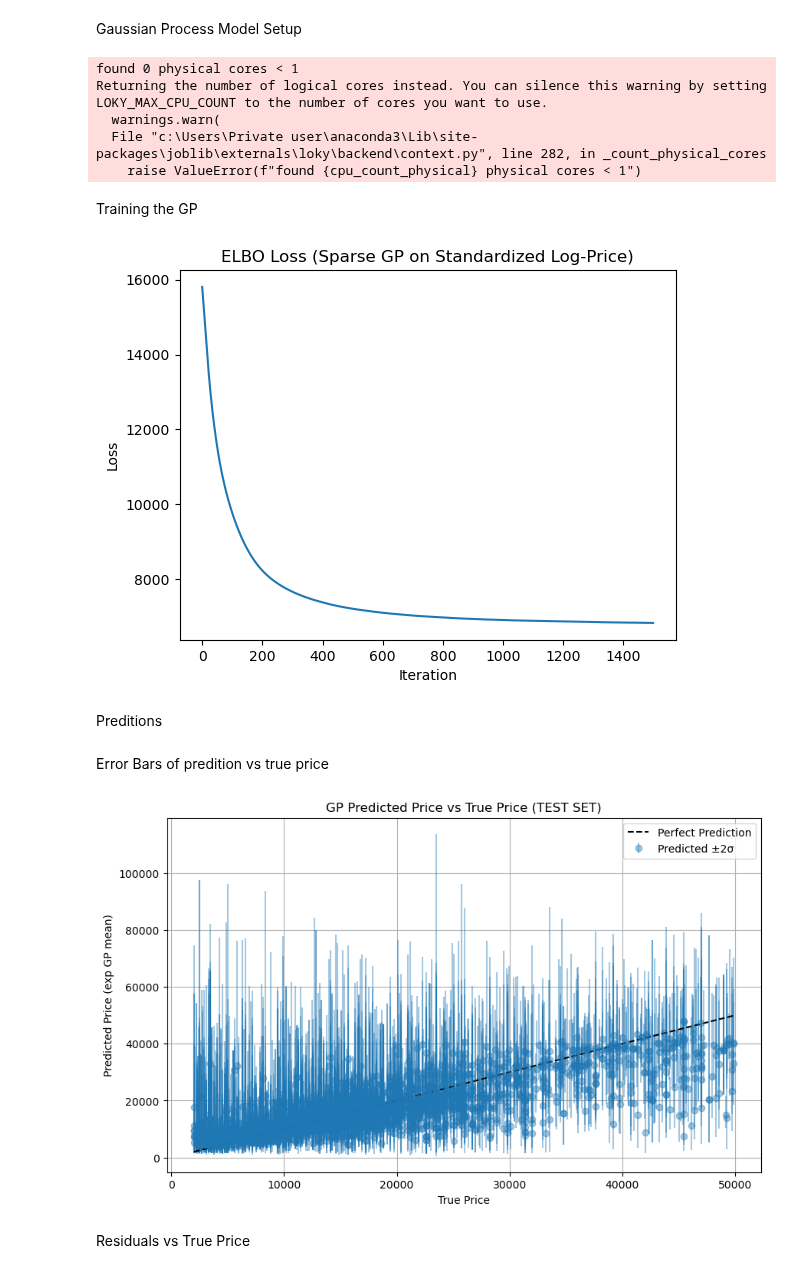
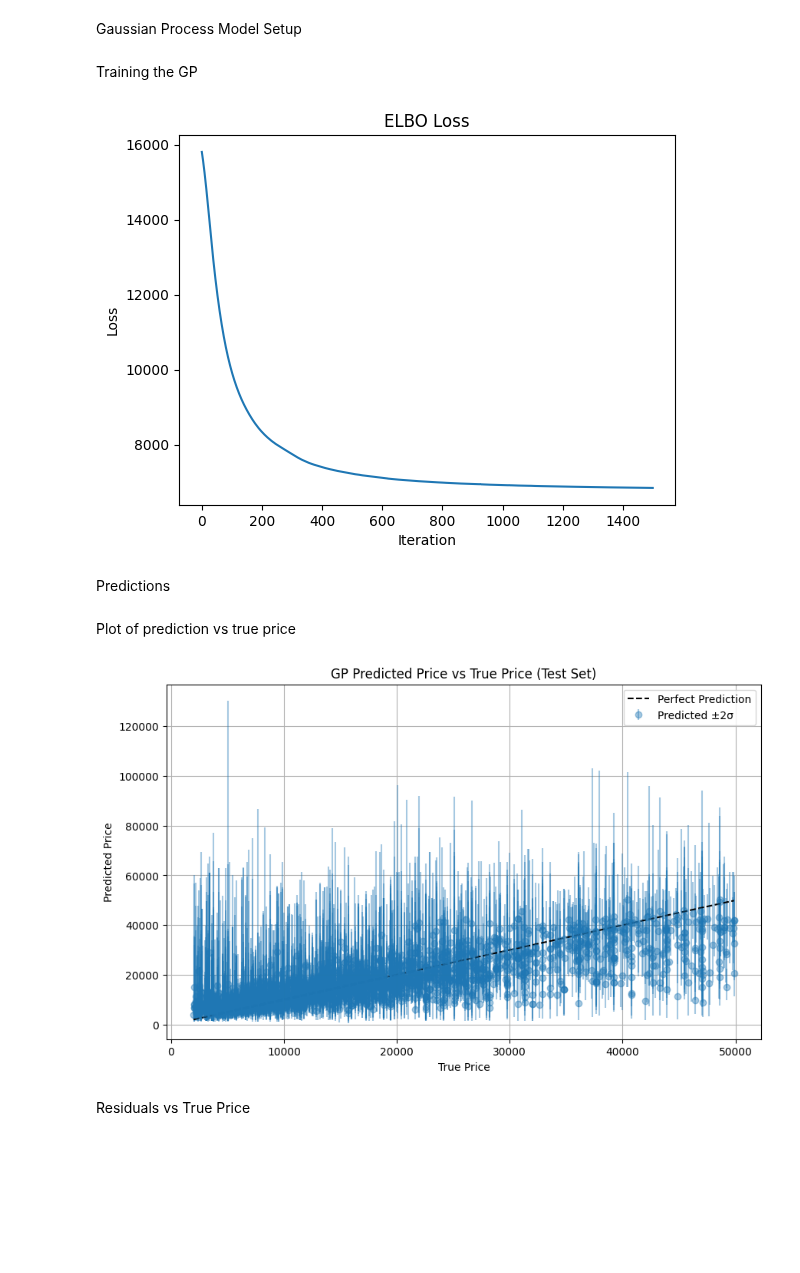
Before and after one commit to Harborg1/Model-Based-ML, a Jupyter notebook: model_based_ml_project.ipynb, the cells around one changed output. Saved outputs shown, nothing was run; the diff lists cells and outputs as text; code cells hidden in the pictures; blank space fills up the shorter version.

```diff
--- a/model_based_ml_project.ipynb
+++ b/model_based_ml_project.ipynb
@@ -1544,16 +1536,17 @@ For example, when doing 'df[col].method(value, inplace=True)', try using 'df.met
 # %% [markdown]
 Gaussian Process Model Setup
 # %%
-
-# Convert data to tensors
+#Convert data to tensors
 X_train_tensor = torch.tensor(X_train, dtype=torch.float32)
 y_train_tensor = torch.tensor(y_train, dtype=torch.float32)
+
 X_test_tensor = torch.tensor(X_test, dtype=torch.float32)
 
 # GP setup
+pyro.clear_param_store()
 input_dim = X_train_tensor.shape[1]
 kernel = gp.kernels.RBF(input_dim=input_dim)
-kernel.lengthscale = torch.nn.Parameter(torch.ones(input_dim))  # Enable ARD
+kernel.lengthscale = torch.nn.Parameter(torch.ones(input_dim)*0.5)  # Enable ARD
 
 likelihood = gp.likelihoods.Gaussian()
 
@@ -1571,29 +1564,22 @@ vsgp = gp.models.VariationalSparseGP(
     whiten=True,
     jitter=1e-1
 )
-# %% [output]
-found 0 physical cores < 1
-Returning the number of logical cores instead. You can silence this warning by setting LOKY_MAX_CPU_COUNT to the number of cores you want to use.
-  warnings.warn(
-  File "c:\Users\Private user\anaconda3\Lib\site-packages\joblib\externals\loky\backend\context.py", line 282, in _count_physical_cores
-    raise ValueError(f"found {cpu_count_physical} physical cores < 1")
 # %% [markdown]
 Training the GP
 # %%
 
 # Train model
 losses = gp.util.train(vsgp, num_steps=1500)
-
-# Plot ELBO loss
 plt.plot(losses)
-plt.title("ELBO Loss (Sparse GP on Standardized Log-Price)")
+plt.title("ELBO Loss")
 plt.xlabel("Iteration")
 plt.ylabel("Loss")
+fig.savefig(r'images\GP\ELBO.png', bbox_inches='tight')
 plt.show()
 # %% [output]
-[figure, old version]
+[figure, new version]
-# %% [markdown]
-Preditions
+# %% [markdown]
+Predictions
 # %%
 # Predict on TEST set
 with torch.no_grad():
@@ -1616,24 +1602,25 @@ pred_price_lower = np.exp(pred_mean_unscaled - 2 * pred_sd_unscaled)
 # True prices from TEST set
 true_price = np.exp(scaler.inverse_transform(y_test.reshape(-1, 1)).squeeze())
 # %% [markdown]
-Error Bars of predition vs true price
+Plot of prediction vs true price
 # %%
 plt.figure(figsize=(10, 6))
 plt.errorbar(true_price, pred_price,
              yerr=[(pred_price - pred_price_lower),
                    (pred_price_upper - pred_price)],
              fmt='o', alpha=0.4, label="Predicted ±2σ")
 plt.plot([true_price.min(), true_price.max()],
          [true_price.min(), true_price.max()],
          'k--', label="Perfect Prediction")
 plt.xlabel("True Price")
-plt.ylabel("Predicted Price (exp GP mean)")
-plt.title("GP Predicted Price vs True Price (TEST SET)")
+plt.ylabel("Predicted Price")
+plt.title("GP Predicted Price vs True Price (Test Set)")
 plt.legend()
 plt.grid(True)
+fig.savefig(r'images\GP\GP_pred_vs_true.png', bbox_inches='tight')
 plt.show()
 # %% [output]
-[figure, old version]
+[figure, new version]
 # %% [markdown]
 Residuals vs True Price
 # %%
```
Also changed, not shown: parts of 40 cells of this notebook, 16 other files.
